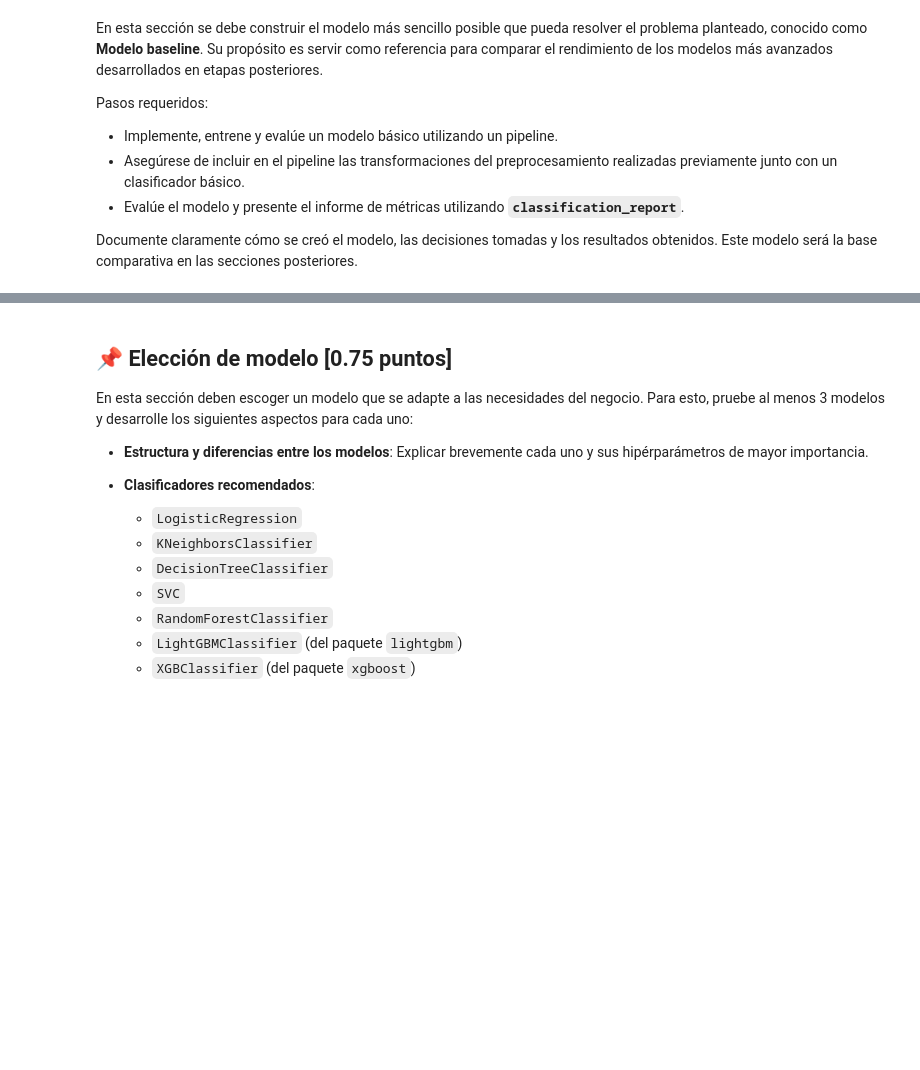
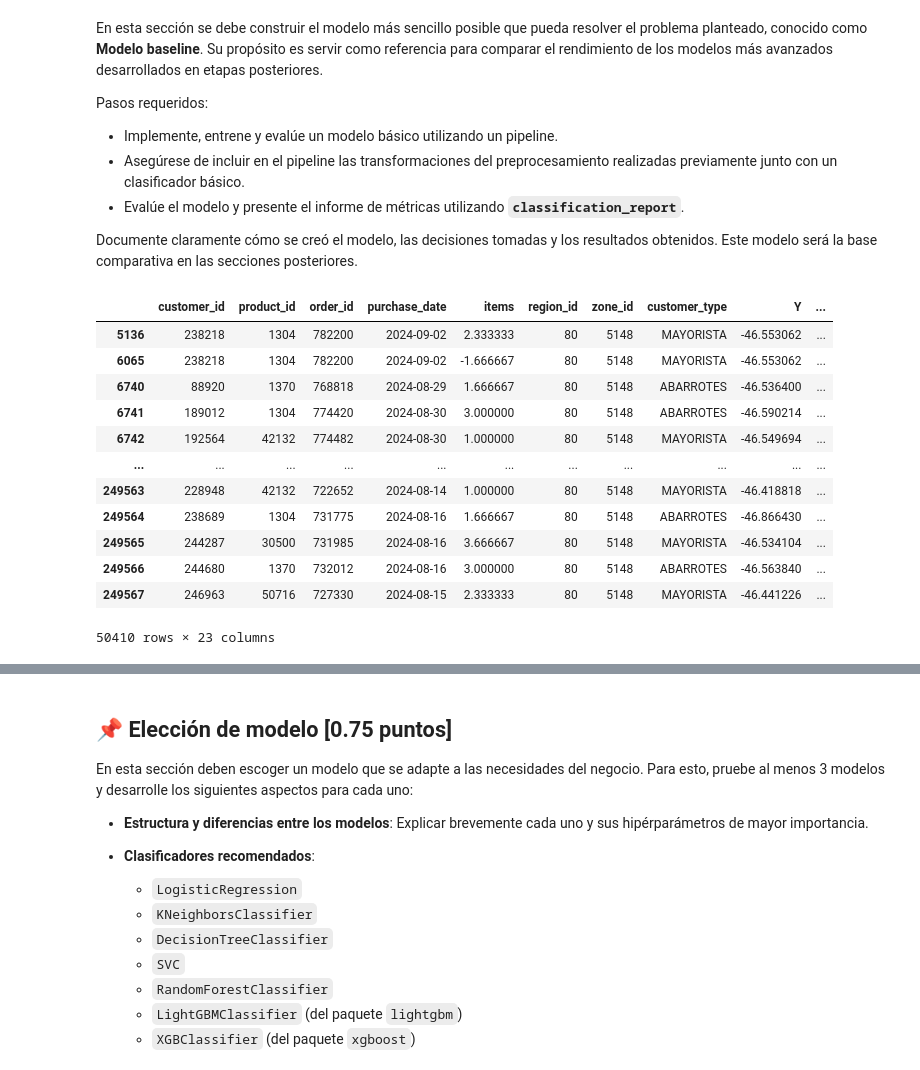
Before and after one commit to DiegoEspinozaoss/Laboratorio_Programacion_Cientifica_Proyecto, a Jupyter notebook: entrega_1/enunciado_1.ipynb, the cells around one changed output, grey strips where cells are left out. Saved outputs shown, nothing was run; the diff lists cells and outputs as text; code cells hidden in the pictures; blank space fills up the shorter version.

```diff
--- a/entrega_1/enunciado_1.ipynb
+++ b/entrega_1/enunciado_1.ipynb
@@ -633,11 +626,25 @@ Pasos requeridos:
 
 Documente claramente cómo se creó el modelo, las decisiones tomadas y los resultados obtenidos. Este modelo será la base comparativa en las secciones posteriores.
 # %%
-# Definir X e y
-X_train = df_train.drop(columns=['items'])
-X_valid = df_valid.drop(columns=['items'])
+X_train = df_train#.drop(columns=['items'])
+X_valid = df_valid#.drop(columns=['items'])
 
-# Transformar y a variable binaria
 y_train = (df_train['items'] > 0).astype(int)
 y_valid = (df_valid['items'] > 0).astype(int)
+
+X_valid
+# %% [output]
+|  | customer_id | product_id | order_id | purchase_date | items | region_id | zone_id | customer_type | Y | ... |
+| 5136 | 238218 | 1304 | 782200 | 2024-09-02 | 2.333333 | 80 | 5148 | MAYORISTA | -46.553062 | ... |
+| 6065 | 238218 | 1304 | 782200 | 2024-09-02 | -1.666667 | 80 | 5148 | MAYORISTA | -46.553062 | ... |
+| 6740 | 88920 | 1370 | 768818 | 2024-08-29 | 1.666667 | 80 | 5148 | ABARROTES | -46.536400 | ... |
+| 6741 | 189012 | 1304 | 774420 | 2024-08-30 | 3.000000 | 80 | 5148 | ABARROTES | -46.590214 | ... |
+| 6742 | 192564 | 42132 | 774482 | 2024-08-30 | 1.000000 | 80 | 5148 | MAYORISTA | -46.549694 | ... |
+| ... | ... | ... | ... | ... | ... | ... | ... | ... | ... | ... |
+| 249563 | 228948 | 42132 | 722652 | 2024-08-14 | 1.000000 | 80 | 5148 | MAYORISTA | -46.418818 | ... |
+| 249564 | 238689 | 1304 | 731775 | 2024-08-16 | 1.666667 | 80 | 5148 | ABARROTES | -46.866430 | ... |
+| 249565 | 244287 | 30500 | 731985 | 2024-08-16 | 3.666667 | 80 | 5148 | MAYORISTA | -46.534104 | ... |
+| 249566 | 244680 | 1370 | 732012 | 2024-08-16 | 3.000000 | 80 | 5148 | ABARROTES | -46.563840 | ... |
+| 249567 | 246963 | 50716 | 727330 | 2024-08-15 | 2.333333 | 80 | 5148 | MAYORISTA | -46.441226 | ... |
+50410 rows × 23 columns
 # %%
```
Also changed, not shown: parts of 26 cells of this notebook.
